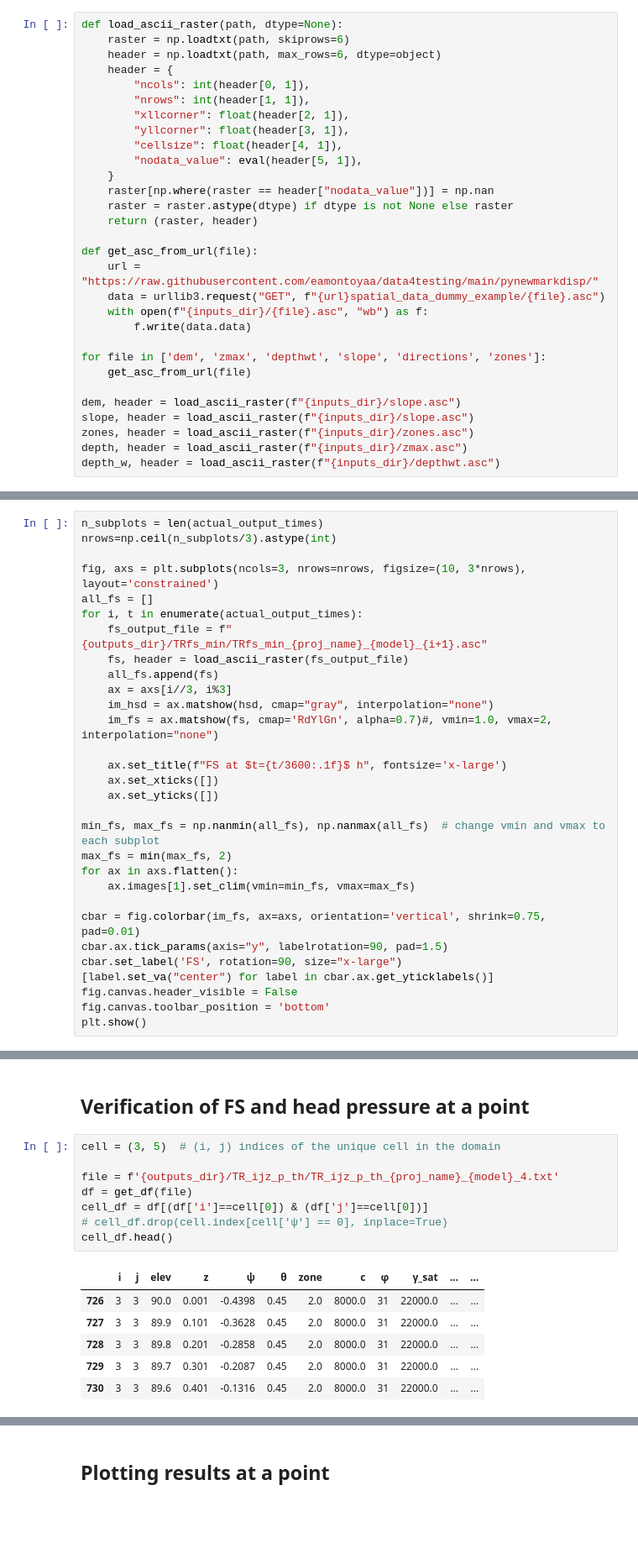
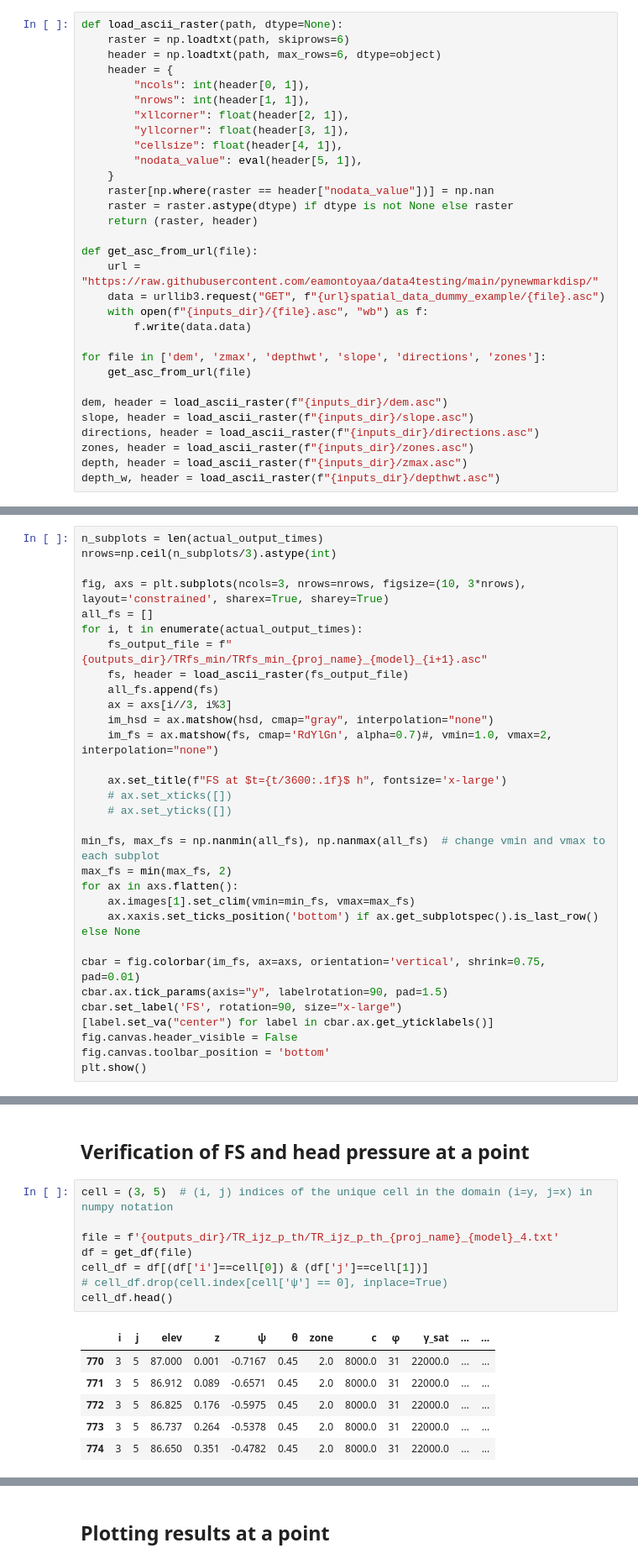
Before and after one commit to AppliedMechanics-EAFIT/slope_stability, a Jupyter notebook: notebooks/infinite_slope_rainfall_spatial.ipynb, the cells around one changed output, grey strips where cells are left out. Shown at 84% size. Cells and saved outputs as stored; diff of their text form; blank space fills up the shorter version.

```diff
--- a/notebooks/infinite_slope_rainfall_spatial.ipynb
+++ b/notebooks/infinite_slope_rainfall_spatial.ipynb
@@ -422,8 +426,9 @@ def get_asc_from_url(file):
 for file in ['dem', 'zmax', 'depthwt', 'slope', 'directions', 'zones']:
     get_asc_from_url(file)
 
-dem, header = load_ascii_raster(f"{inputs_dir}/slope.asc")
+dem, header = load_ascii_raster(f"{inputs_dir}/dem.asc")
 slope, header = load_ascii_raster(f"{inputs_dir}/slope.asc")
+directions, header = load_ascii_raster(f"{inputs_dir}/directions.asc")
 zones, header = load_ascii_raster(f"{inputs_dir}/zones.asc")
 depth, header = load_ascii_raster(f"{inputs_dir}/zmax.asc")
 depth_w, header = load_ascii_raster(f"{inputs_dir}/depthwt.asc")
@@ -590,7 +618,7 @@ actual_output_times, list(output_times)
 n_subplots = len(actual_output_times)
 nrows=np.ceil(n_subplots/3).astype(int)
 
-fig, axs = plt.subplots(ncols=3, nrows=nrows, figsize=(10, 3*nrows), layout='constrained')
+fig, axs = plt.subplots(ncols=3, nrows=nrows, figsize=(10, 3*nrows), layout='constrained', sharex=True, sharey=True)
 all_fs = []
 for i, t in enumerate(actual_output_times):
     fs_output_file = f"{outputs_dir}/TRfs_min/TRfs_min_{proj_name}_{model}_{i+1}.asc"
@@ -601,13 +629,14 @@ for i, t in enumerate(actual_output_times):
     im_fs = ax.matshow(fs, cmap='RdYlGn', alpha=0.7)#, vmin=1.0, vmax=2, interpolation="none")
 
     ax.set_title(f"FS at $t={t/3600:.1f}$ h", fontsize='x-large')
-    ax.set_xticks([])
-    ax.set_yticks([])
+    # ax.set_xticks([])
+    # ax.set_yticks([])
 
 min_fs, max_fs = np.nanmin(all_fs), np.nanmax(all_fs)  # change vmin and vmax to each subplot
 max_fs = min(max_fs, 2)
 for ax in axs.flatten():
     ax.images[1].set_clim(vmin=min_fs, vmax=max_fs)
+    ax.xaxis.set_ticks_position('bottom') if ax.get_subplotspec().is_last_row() else None
 
 cbar = fig.colorbar(im_fs, ax=axs, orientation='vertical', shrink=0.75, pad=0.01)
 cbar.ax.tick_params(axis="y", labelrotation=90, pad=1.5)
@@ -703,20 +733,20 @@ def get_df(file):
 # %% [markdown]
 ## Verification of FS and head pressure at a point
 # %%
-cell = (3, 5)  # (i, j) indices of the unique cell in the domain
+cell = (3, 5)  # (i, j) indices of the unique cell in the domain (i=y, j=x) in numpy notation
 
 file = f'{outputs_dir}/TR_ijz_p_th/TR_ijz_p_th_{proj_name}_{model}_4.txt'
 df = get_df(file)
-cell_df = df[(df['i']==cell[0]) & (df['j']==cell[0])]
+cell_df = df[(df['i']==cell[0]) & (df['j']==cell[1])]
 # cell_df.drop(cell.index[cell['ψ'] == 0], inplace=True)
 cell_df.head()
 # %% [output]
 |  | i | j | elev | z | ψ | θ | zone | c | φ | γ_sat | ... | ... |
-| 726 | 3 | 3 | 90.0 | 0.001 | -0.4398 | 0.45 | 2.0 | 8000.0 | 31 | 22000.0 | ... | ... |
-| 727 | 3 | 3 | 89.9 | 0.101 | -0.3628 | 0.45 | 2.0 | 8000.0 | 31 | 22000.0 | ... | ... |
-| 728 | 3 | 3 | 89.8 | 0.201 | -0.2858 | 0.45 | 2.0 | 8000.0 | 31 | 22000.0 | ... | ... |
-| 729 | 3 | 3 | 89.7 | 0.301 | -0.2087 | 0.45 | 2.0 | 8000.0 | 31 | 22000.0 | ... | ... |
-| 730 | 3 | 3 | 89.6 | 0.401 | -0.1316 | 0.45 | 2.0 | 8000.0 | 31 | 22000.0 | ... | ... |
+| 770 | 3 | 5 | 87.000 | 0.001 | -0.7167 | 0.45 | 2.0 | 8000.0 | 31 | 22000.0 | ... | ... |
+| 771 | 3 | 5 | 86.912 | 0.089 | -0.6571 | 0.45 | 2.0 | 8000.0 | 31 | 22000.0 | ... | ... |
+| 772 | 3 | 5 | 86.825 | 0.176 | -0.5975 | 0.45 | 2.0 | 8000.0 | 31 | 22000.0 | ... | ... |
+| 773 | 3 | 5 | 86.737 | 0.264 | -0.5378 | 0.45 | 2.0 | 8000.0 | 31 | 22000.0 | ... | ... |
+| 774 | 3 | 5 | 86.650 | 0.351 | -0.4782 | 0.45 | 2.0 | 8000.0 | 31 | 22000.0 | ... | ... |
 5 rows × 21 columns
 # %% [markdown]
 ## Plotting results at a point
```
Also changed, not shown: parts of 6 cells of this notebook, 2 other files.
